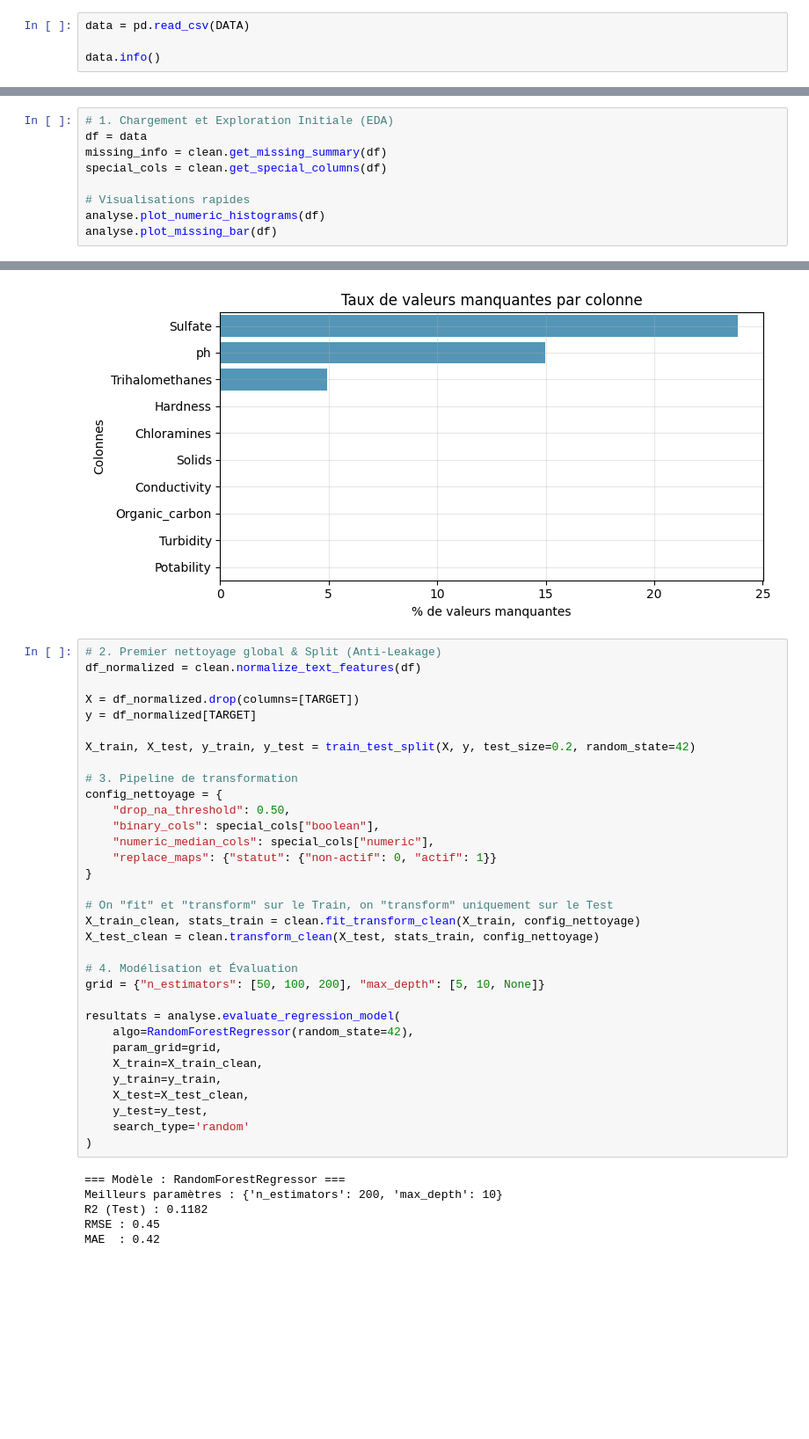
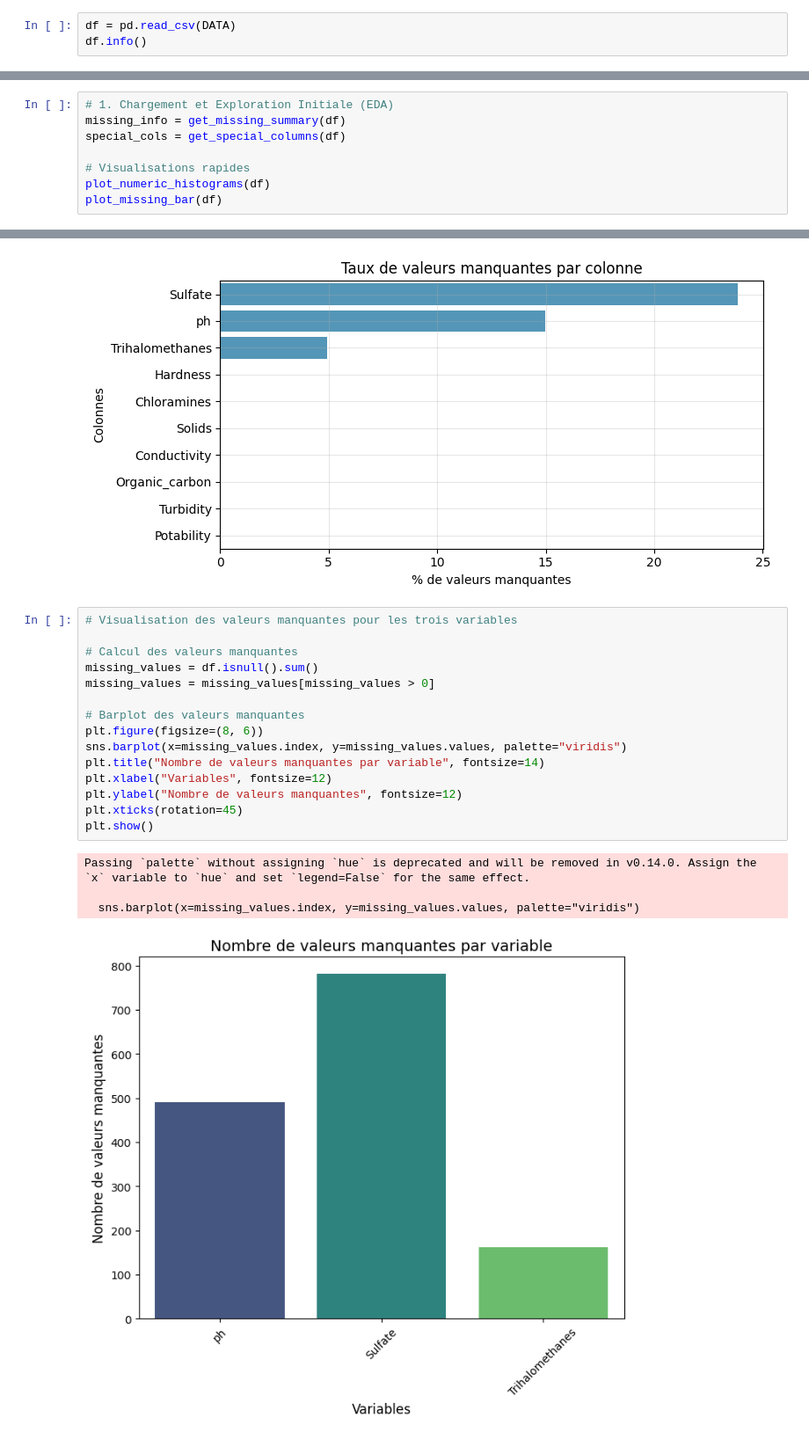
Before and after one commit to bruno-coulet/drink_safe, a Jupyter notebook: notebooks/eda.ipynb, the cells around one changed output, grey strips where cells are left out. Shown at 88% size. Saved outputs shown, nothing was run; the diff lists cells and outputs as text; blank space fills up the shorter version.

```diff
--- a/notebooks/eda.ipynb
+++ b/notebooks/eda.ipynb
@@ -32,7 +44,6 @@ import analysis_utils as analyse
 # %%
-data = pd.read_csv(DATA)
-
-data.info()
+df = pd.read_csv(DATA)
+df.info()
 # %% [output]
 <class 'pandas.core.frame.DataFrame'>
 RangeIndex: 3276 entries, 0 to 3275
@@ -58,51 +79,31 @@ TARGET = "Potability"
 # %%
 # 1. Chargement et Exploration Initiale (EDA)
-df = data
-missing_info = clean.get_missing_summary(df)
-special_cols = clean.get_special_columns(df)
+missing_info = get_missing_summary(df)
+special_cols = get_special_columns(df)
 
 # Visualisations rapides
-analyse.plot_numeric_histograms(df)
-analyse.plot_missing_bar(df)
+plot_numeric_histograms(df)
+plot_missing_bar(df)
 # %% [output]
 [figure]
 [figure]
-# %%
-# 2. Premier nettoyage global & Split (Anti-Leakage)
-df_normalized = clean.normalize_text_features(df)
-
-X = df_normalized.drop(columns=[TARGET])
-y = df_normalized[TARGET]
-
-X_train, X_test, y_train, y_test = train_test_split(X, y, test_size=0.2, random_state=42)
-
-# 3. Pipeline de transformation
-config_nettoyage = {
-    "drop_na_threshold": 0.50,
-    "binary_cols": special_cols["boolean"],
-    "numeric_median_cols": special_cols["numeric"],
-    "replace_maps": {"statut": {"non-actif": 0, "actif": 1}}
-}
-
-# On "fit" et "transform" sur le Train, on "transform" uniquement sur le Test
-X_train_clean, stats_train = clean.fit_transform_clean(X_train, config_nettoyage)
-X_test_clean = clean.transform_clean(X_test, stats_train, config_nettoyage)
-
-# 4. Modélisation et Évaluation
-grid = {"n_estimators": [50, 100, 200], "max_depth": [5, 10, None]}
-
-resultats = analyse.evaluate_regression_model(
-    algo=RandomForestRegressor(random_state=42),
-    param_grid=grid,
-    X_train=X_train_clean,
-    y_train=y_train,
-    X_test=X_test_clean,
-    y_test=y_test,
-    search_type='random'
-)
-# %% [output]
-=== Modèle : RandomForestRegressor ===
-Meilleurs paramètres : {'n_estimators': 200, 'max_depth': 10}
-R2 (Test) : 0.1182
-RMSE : 0.45
-MAE  : 0.42
+# %%
+# Visualisation des valeurs manquantes pour les trois variables
+
+# Calcul des valeurs manquantes
+missing_values = df.isnull().sum()
+missing_values = missing_values[missing_values > 0]
+
+# Barplot des valeurs manquantes
+plt.figure(figsize=(8, 6))
+sns.barplot(x=missing_values.index, y=missing_values.values, palette="viridis")
+plt.title("Nombre de valeurs manquantes par variable", fontsize=14)
+plt.xlabel("Variables", fontsize=12)
+plt.ylabel("Nombre de valeurs manquantes", fontsize=12)
+plt.xticks(rotation=45)
+plt.show()
+# %% [output]
+Passing `palette` without assigning `hue` is deprecated and will be removed in v0.14.0. Assign the `x` variable to `hue` and set `legend=False` for the same effect.
+
+  sns.barplot(x=missing_values.index, y=missing_values.values, palette="viridis")
+[figure, added]
```
Also changed, not shown: parts of 14 cells of this notebook, 4 other files.
